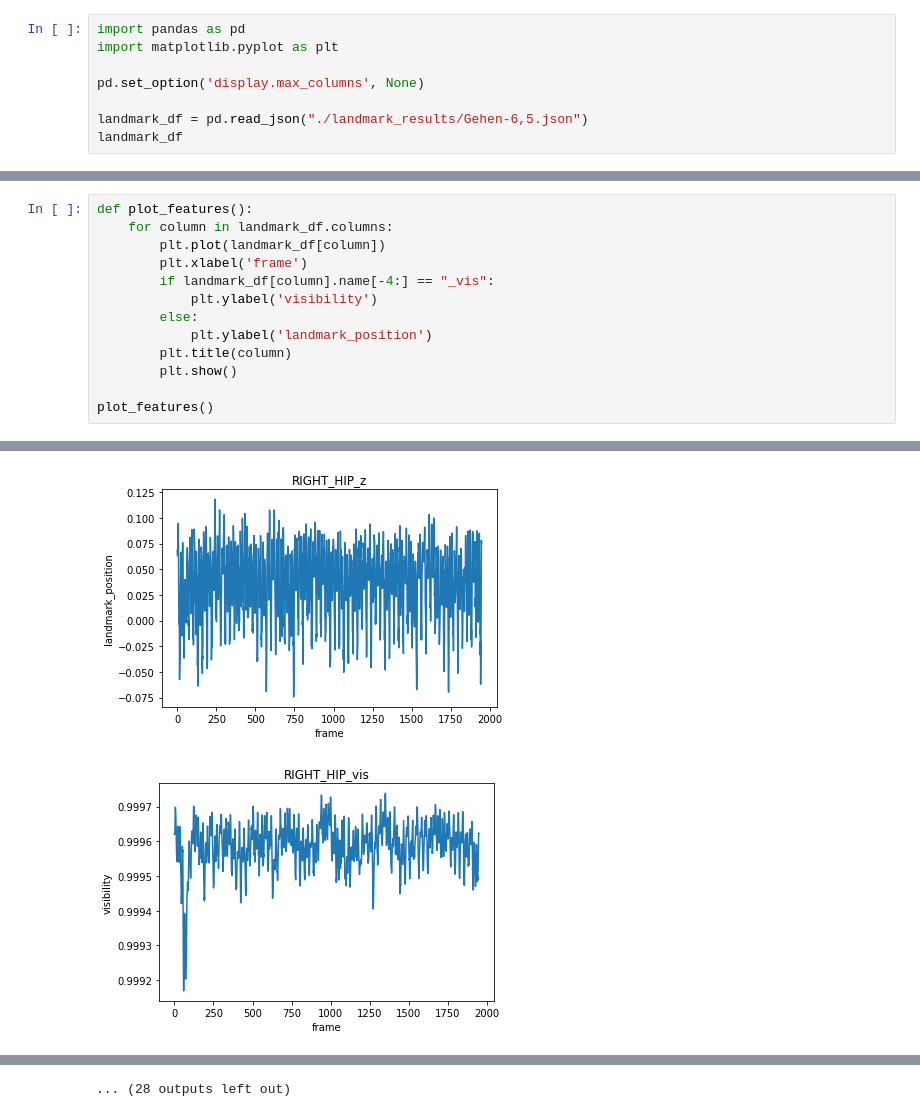
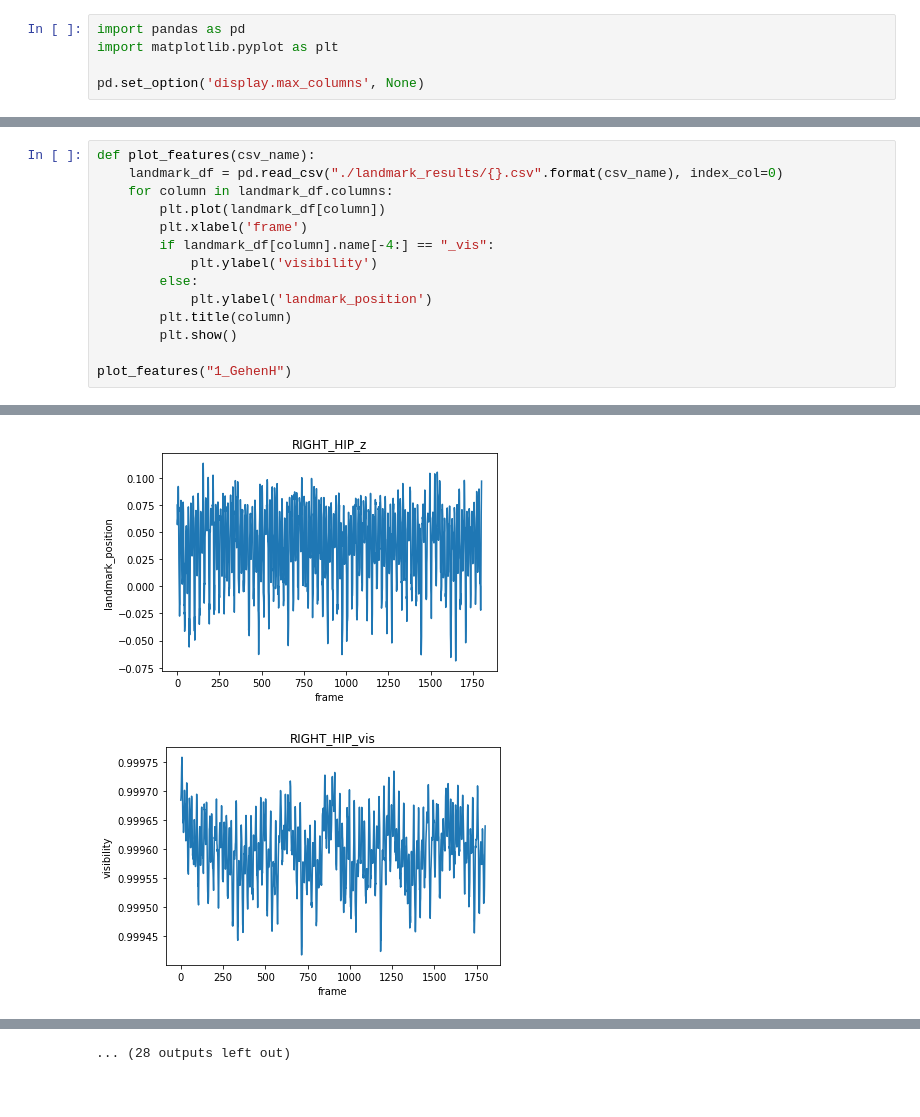
Before and after one commit to KaiKustermann/Sports-Analytics, a Jupyter notebook: outlier_detection_and_handling.ipynb, the cells around one changed output, grey strips where cells are left out. Saved outputs shown, nothing was run; the diff lists cells and outputs as text.

```diff
--- a/outlier_detection_and_handling.ipynb
+++ b/outlier_detection_and_handling.ipynb
@@ -3,6 +3,3 @@ import pandas as pd
 import matplotlib.pyplot as plt
 
 pd.set_option('display.max_columns', None)
-
-landmark_df = pd.read_json("./landmark_results/Gehen-6,5.json")
-landmark_df
@@ -23,5 +6,6 @@ landmark_df
 # %%
-def plot_features():
+def plot_features(csv_name):
+    landmark_df = pd.read_csv("./landmark_results/{}.csv".format(csv_name), index_col=0)
     for column in landmark_df.columns:
         plt.plot(landmark_df[column])
         plt.xlabel('frame')
@@ -32,5 +16,5 @@ def plot_features():
         plt.title(column)
         plt.show()
 
-plot_features()
+plot_features("1_GehenH")
 # %% [output]
@@ -43,2 +27,2 @@ plot_features()
-[figure, old version]
+[figure, new version]
-[figure, old version]
+[figure, new version]
```
Also changed, not shown: parts of 2 cells of this notebook.
